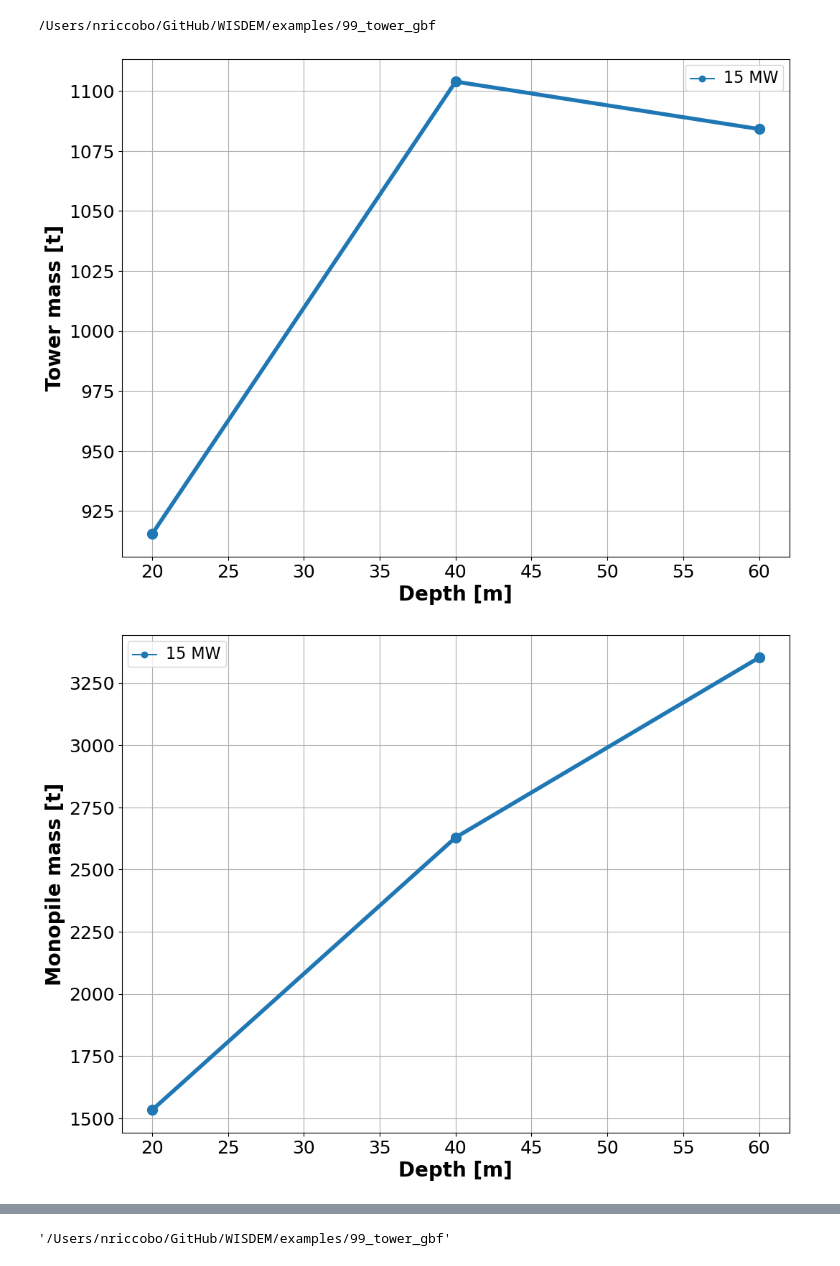
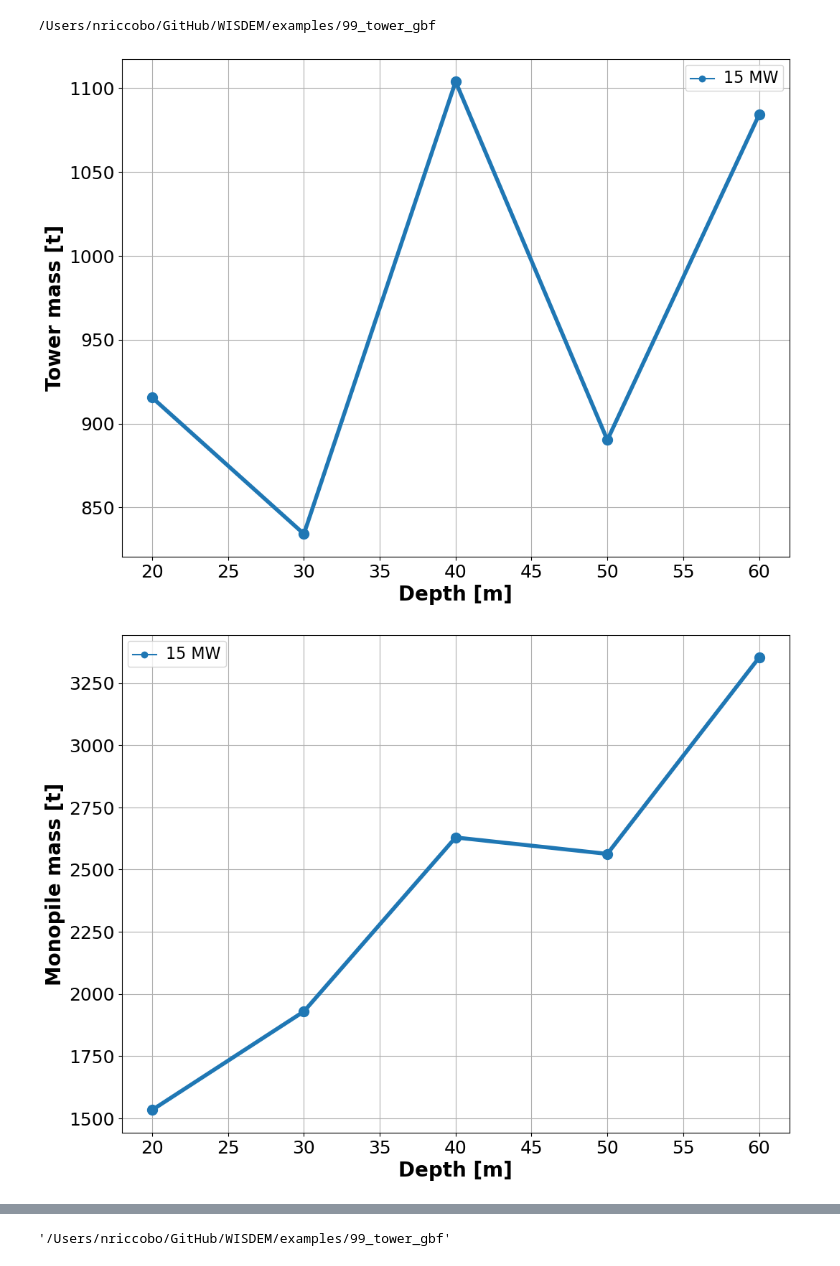
Before and after one commit to nRiccobo/WISDEM, a Jupyter notebook: examples/99_tower_gbf/process_mono_gbf.ipynb, the cells around one changed output, grey strips where cells are left out. Cells and saved outputs as stored; diff of their text form; code cells hidden in the pictures.

```diff
--- a/examples/99_tower_gbf/process_mono_gbf.ipynb
+++ b/examples/99_tower_gbf/process_mono_gbf.ipynb
@@ -32,7 +32,7 @@ plt.rc('figure', titlesize=LARGE)
 # %% [markdown]
 ### User Inputs and Directories
 # %%
-case = "mono" # or grav
+base = "mono" # or grav
 name = "newtest_1" # suffix for plots/save files
 
 save_plots = False
@@ -41,15 +41,15 @@ save_plots = False
 ratings = [15] # [15, 20, 22, 25]
 
 # Which depths should we run [in m]
-depths  = [20] # [20, 30, 40, 50, 60]
+depths  = [20, 30, 40, 50, 60] # [20, 30, 40, 50, 60]
 
 ROOT = os.getcwd()
 FIGDIR = os.path.join(ROOT, "_figures")
 if not FIGDIR:
     os.mkdir(FIGDIR)
 
-fout_name = f'{case}_turb_output.npz'
-fom_name = f'log_opt_{case}.sql'
+fout_name = f'{base}_turb_output.npz'
+fom_name = f'log_opt_{base}.sql'
 # %%
 # Data containers to hold outputs from test matrix
 m_tow = np.zeros((len(ratings), len(depths)))
@@ -88,7 +88,7 @@ for ri, r in enumerate(ratings):
         depth_mat[ri,di] = d
 
         # Read archive of outputs from WISDEM run
-        fout_path = os.path.join(f'outputs_{case}', fout_name)
+        fout_path = os.path.join(f'outputs_{base}', fout_name)
         #try:
         out_archive = np.load(fout_path)
 
@@ -128,35 +128,35 @@ ax.set_xlabel(xstr)
 ax.set_ylabel('Tower mass [t]')
 ax.legend(legstr)
 fig_format(ax)
 if save_plots: save(fig,
-                    os.path.join(FIGDIR, f"{case}_cases-tower_mass_{name}")
+                    os.path.join(FIGDIR, f"{base}_cases-tower_mass_{name}")
                     )
 
 fig, ax = init_fig_axis()
 ax.plot(depths, 1e-3*m_mono.T, '-o')
 ax.grid()
 ax.set_xlabel(xstr)
 ax.set_ylabel('Monopile mass [t]')
 ax.legend(legstr)
 fig_format(ax)
 if save_plots: save(fig,
-                    os.path.join(FIGDIR, f"{case}_cases-monopile_mass_{name}")
+                    os.path.join(FIGDIR, f"{base}_cases-monopile_mass_{name}")
                     )
 
 fig, ax = init_fig_axis()
 # l_mono.T
 ax.plot(depths, 1e-3*m_struct.T, '-o')
 ax.grid()
 ax.set_xlabel(xstr)
 ax.set_ylabel('Support structure mass [t]')
 ax.legend(legstr)
 fig_format(ax)
 if save_plots: save(fig,
-                    os.path.join(FIGDIR, f"{case}_cases-structural_mass_{name}")
+                    os.path.join(FIGDIR, f"{base}_cases-structural_mass_{name}")
                     )
 plt.show()
 
 os.getcwd()
 # %% [output]
-[figure, old version]
+[figure, new version]
-[figure, old version]
+[figure, new version]
```
Also changed, not shown: parts of 5 cells of this notebook.
